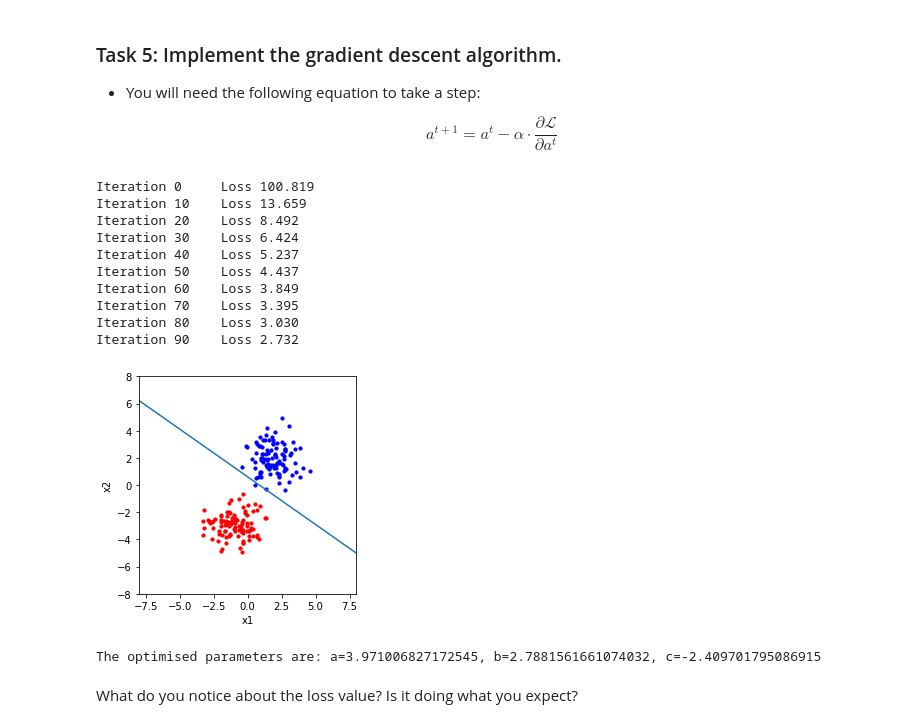
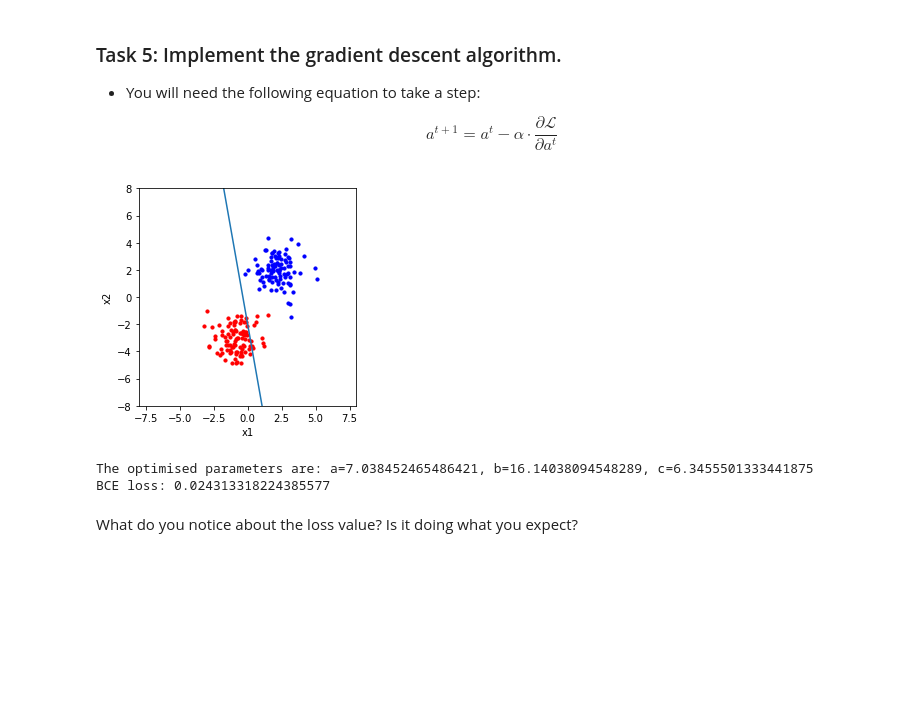
Before and after one commit to Mario-16180/AI701_Assignments, a Jupyter notebook: Assignment 1/logistic_regression.ipynb, the cells around one changed output. Cells and saved outputs as stored; diff of their text form; code cells hidden in the pictures; blank space fills up the shorter version.

```diff
--- a/Assignment 1/logistic_regression.ipynb
+++ b/Assignment 1/logistic_regression.ipynb
@@ -204,7 +177,0 @@ array([-1.24005346e-07, -5.90261173e-12, -1.36931034e-08, -1.24398084e-07,
-# %%
-a=6
-b=5
-c=1
-
-plot_data(train_data, train_labs, a, b, c)
-print("BCE loss: " + str(bce_loss(predictive_prob(train_data, a, b, c), train_labs)))
@@ -253,0 +210,11 @@ def compute_gradients(x, a, b, c, y):
+# %%
+def compute_gradients(x, a, b, c, y):
+  feat1=x[:,0].reshape(x.shape[0],1)
+  feat2=x[:,1].reshape(x.shape[0],1)
+  yi=y.reshape(y.shape[0],1)
+  predicted_y=predictive_prob(x, a, b, c)
+  diffy= predicted_y-yi
+  grad_a=np.sum(np.multiply(diffy,feat1))
+  grad_b=np.sum(np.multiply(diffy,feat2))
+  grad_c=np.sum(diffy)
+  return grad_a, grad_b, grad_c
@@ -261,38 +232,32 @@ a^{t+1} = a^{t} - \alpha\cdot\frac{\partial\mathcal{L}}{\partial a^{t}}
 $$
 # %%
 def optimize(train_data, train_labs, num_steps):
-    a, b, c = 2, -1, -5
-    lr = 5e-3
+    a, b, c = 3, 17, 6
+    lr = 0.09 #5e-3 #learning rate
+    weights=np.array([a,b,c])
     for i in range(num_steps):
-      ## TODO ##
-      ###
-      ###
-      ###
-      ## TODO end ##
+       grad_a, grad_b, grad_c = compute_gradients(train_data, weights[0], weights[1], weights[2], train_labs)
+       grads=np.array([grad_a, grad_b, grad_c])
+       weights = weights -lr*grads
+       #print(grads)
 
-      if i % 10 == 0:
+    if i % 10 == 0:
         print("Iteration %i\tLoss %.3f" % (i, bce_loss(predictive_prob(train_data, a, b, c), train_labs)))
 
     plot_data(train_data, train_labs, a, b, c)
-
+    a=weights[0]
+    b=weights[1]
+    c=weights[2]
     return a, b, c
 
+a_opt, b_opt, c_opt = optimize(train_data, train_labs, 1000)
+print("The optimised parameters are: a=" + str(a_opt) + ", b=" + str(b_opt) + ", c=" + str(c_opt))
 
-a_opt, b_opt, c_opt = optimize(train_data, train_labs, 100)
-print("The optimised parameters are: a=" + str(a_opt) + ", b=" + str(b_opt) + ", c=" + str(c_opt))
+print("BCE loss: " + str(bce_loss(predictive_prob(train_data, a_opt, b_opt, c_opt), train_labs)))
 # %% [output]
+[figure, new version]
-Iteration 0     Loss 100.819
-Iteration 10    Loss 13.659
-Iteration 20    Loss 8.492
-Iteration 30    Loss 6.424
-Iteration 40    Loss 5.237
-Iteration 50    Loss 4.437
-Iteration 60    Loss 3.849
-Iteration 70    Loss 3.395
-Iteration 80    Loss 3.030
-Iteration 90    Loss 2.732
+The optimised parameters are: a=7.038452465486421, b=16.14038094548289, c=6.3455501333441875
+BCE loss: 0.024313318224385577
-[figure, old version]
-The optimised parameters are: a=3.971006827172545, b=2.7881561661074032, c=-2.409701795086915
 # %% [markdown]
 What do you notice about the loss value? Is it doing what you expect?
 # %% [markdown]
```
Also changed, not shown: parts of 17 cells of this notebook.
